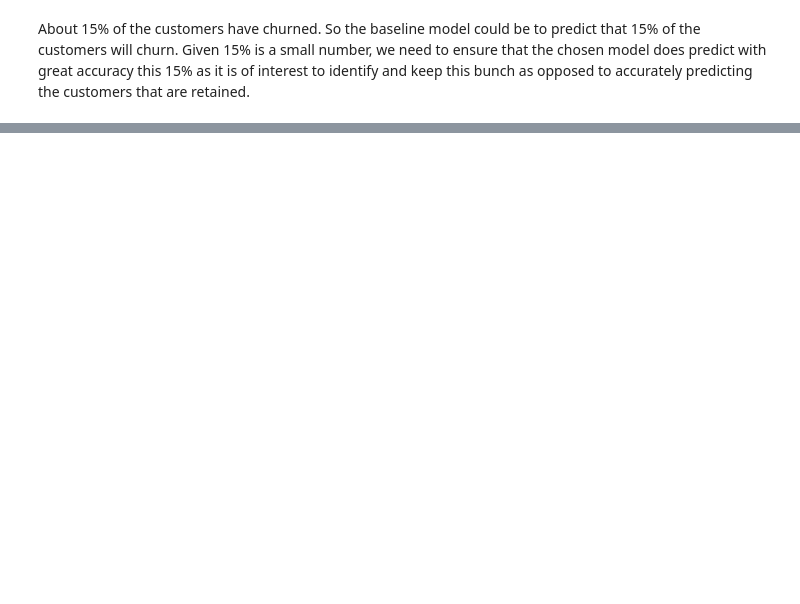
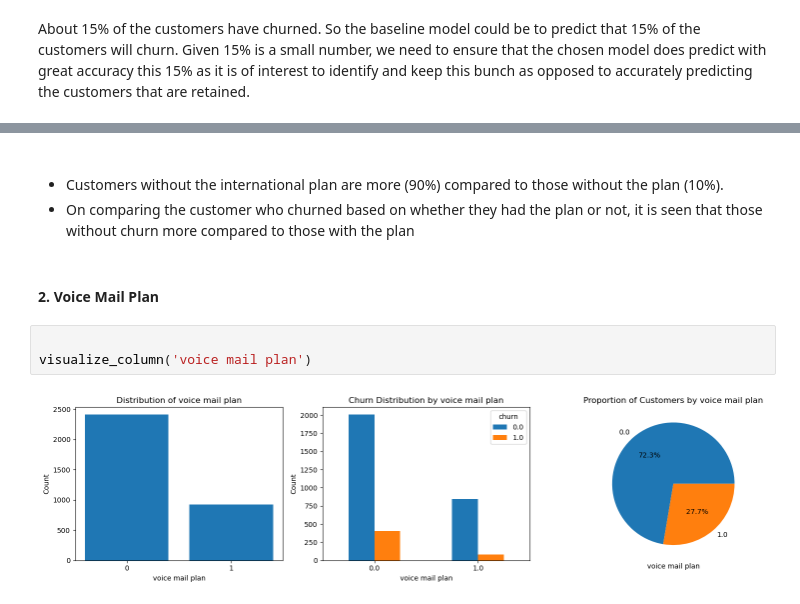
Before and after one commit to Emilly-Njue/Phase3-Project, a Jupyter notebook: customer_churn.ipynb, the cells around one changed output, grey strips where cells are left out. Saved outputs shown, nothing was run; the diff lists cells and outputs as text; blank space fills up the shorter version.

```diff
--- a/customer_churn.ipynb
+++ b/customer_churn.ipynb
@@ -264,0 +310,11 @@ sns.countplot(x='voice mail plan', hue = 'churn',data = data, ax=ax[1][0])
+# %% [markdown]
+####
+- Customers without the international plan are more (90%) compared to those without the plan (10%).
+- On comparing the customer who churned based on whether they had the plan or not, it is seen that those without churn more compared to those with the plan
+# %% [markdown]
+#### 2. Voice Mail Plan
+# %%
+
+visualize_column('voice mail plan')
+# %% [output]
+[figure, added]
```
Also changed, not shown: parts of 20 cells of this notebook.
